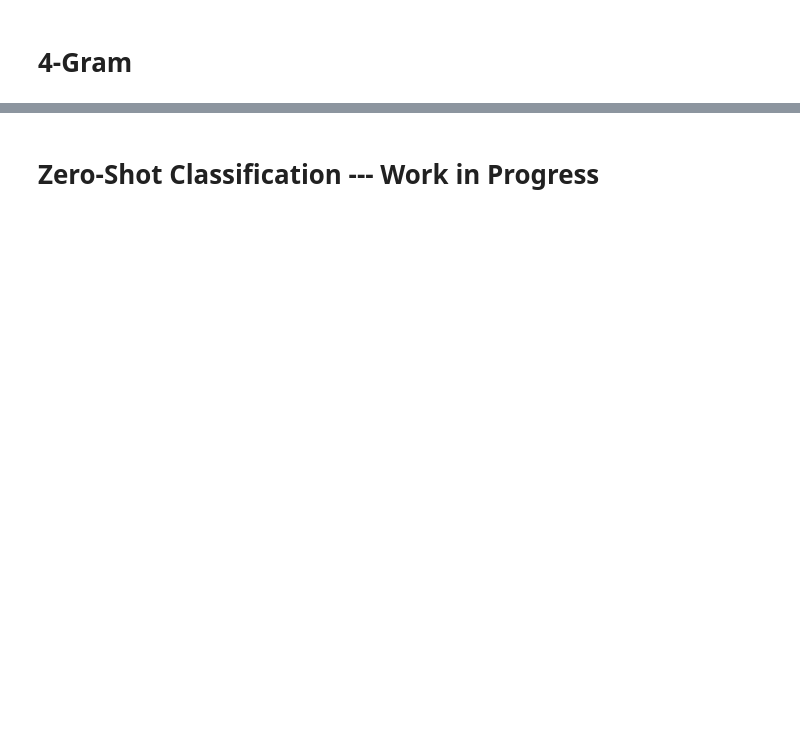
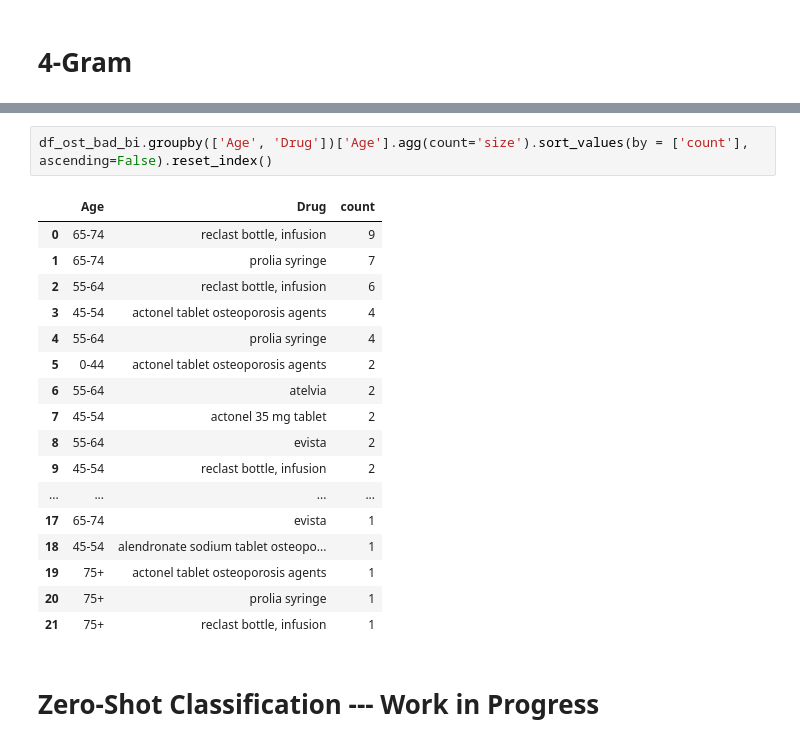
Before and after one commit to woonsupkim/DrugReview, a Jupyter notebook: NLP_Visuals.ipynb, the cells around one changed output, grey strips where cells are left out. Cells and saved outputs as stored; diff of their text form; blank space fills up the shorter version.

```diff
--- a/NLP_Visuals.ipynb
+++ b/NLP_Visuals.ipynb
@@ -304,3 +439,23 @@ py.iplot(fig, filename='word-plots')
+# %%
+df_ost_bad_bi.groupby(['Age', 'Drug'])['Age'].agg(count='size').sort_values(by = ['count'], ascending=False).reset_index()
+# %% [output]
+|  | Age | Drug | count |
+| 0 | 65-74 | reclast bottle, infusion | 9 |
+| 1 | 65-74 | prolia syringe | 7 |
+| 2 | 55-64 | reclast bottle, infusion | 6 |
+| 3 | 45-54 | actonel tablet osteoporosis agents | 4 |
+| 4 | 55-64 | prolia syringe | 4 |
+| 5 | 0-44 | actonel tablet osteoporosis agents | 2 |
+| 6 | 55-64 | atelvia | 2 |
+| 7 | 45-54 | actonel 35 mg tablet | 2 |
+| 8 | 55-64 | evista | 2 |
+| 9 | 45-54 | reclast bottle, infusion | 2 |
+| ... | ... | ... | ... |
+| 17 | 65-74 | evista | 1 |
+| 18 | 45-54 | alendronate sodium tablet osteopo... | 1 |
+| 19 | 75+ | actonel tablet osteoporosis agents | 1 |
+| 20 | 75+ | prolia syringe | 1 |
+| 21 | 75+ | reclast bottle, infusion | 1 |
 # %% [markdown]
 # Zero-Shot Classification --- Work in Progress
 # %%
```
Also changed, not shown: parts of 21 cells of this notebook.
